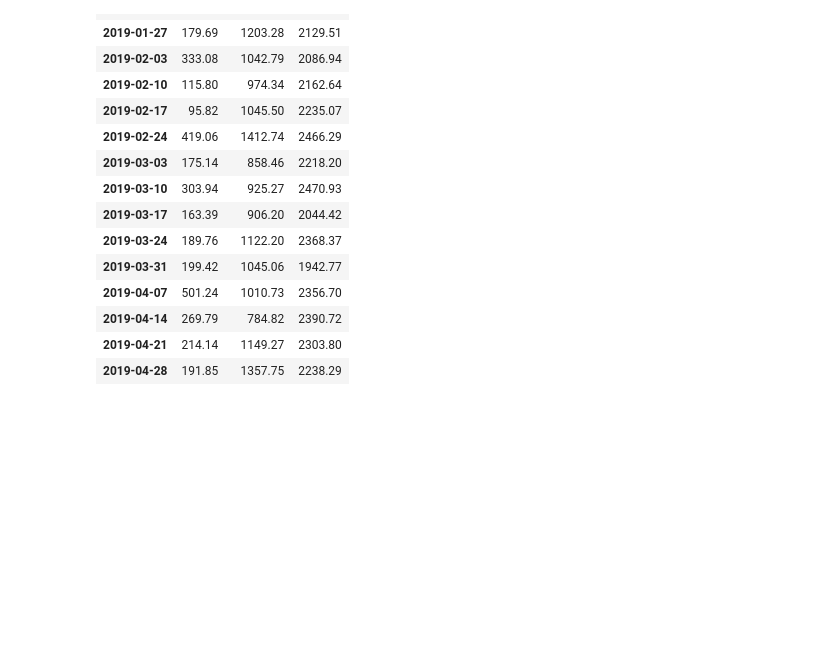
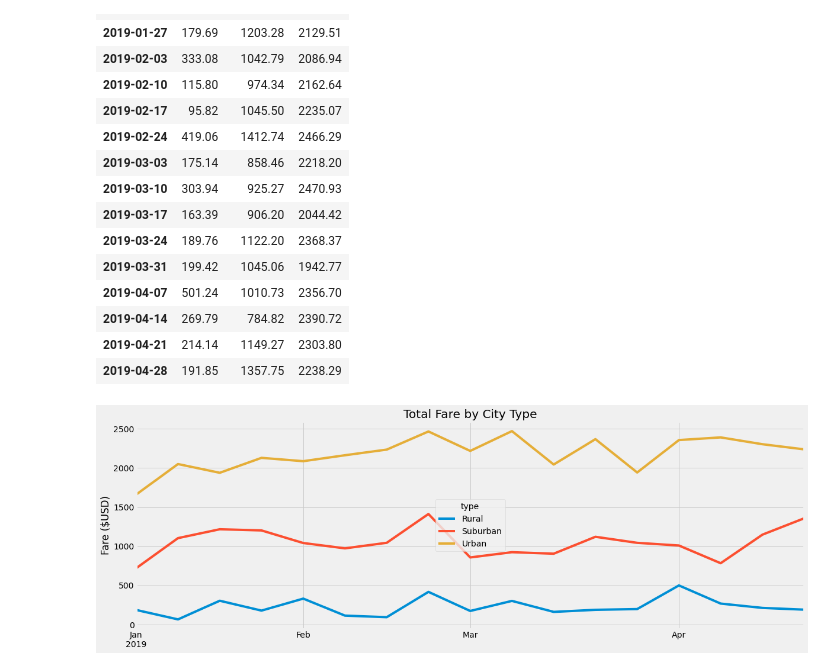
Before and after one commit to thorson-skywalker/PyBer_Analysis, a Jupyter notebook: PyBer_Challenge_starter_code.ipynb, the cells around one changed output. Cells and saved outputs as stored; diff of their text form; code cells hidden in the pictures; blank space fills up the shorter version.

```diff
--- a/PyBer_Challenge_starter_code.ipynb
+++ b/PyBer_Challenge_starter_code.ipynb
@@ -251,8 +251,15 @@ fares_weekly_jan_april
 | 2019-04-28 | 191.85 | 1357.75 | 2238.29 |
 # %%
 # 8. Using the object-oriented interface method, plot the resample DataFrame using the df.plot() function.
+#, figure=(18,6), ylabel= 'Fare ($USD)', xlabel= '', title= 'Total Fare by City Type'
+fares_weekly_jan_april.plot(figsize=(18,6), ylabel= 'Fare ($USD)', xlabel= '', title= 'Total Fare by City Type')
 
 # Import the style from Matplotlib.
 from matplotlib import style
 # Use the graph style fivethirtyeight.
 style.use('fivethirtyeight')
+
+plt.savefig('analysis/PyBer_fare_summary')
+plt.show()
+# %% [output]
+[figure, added]
```
